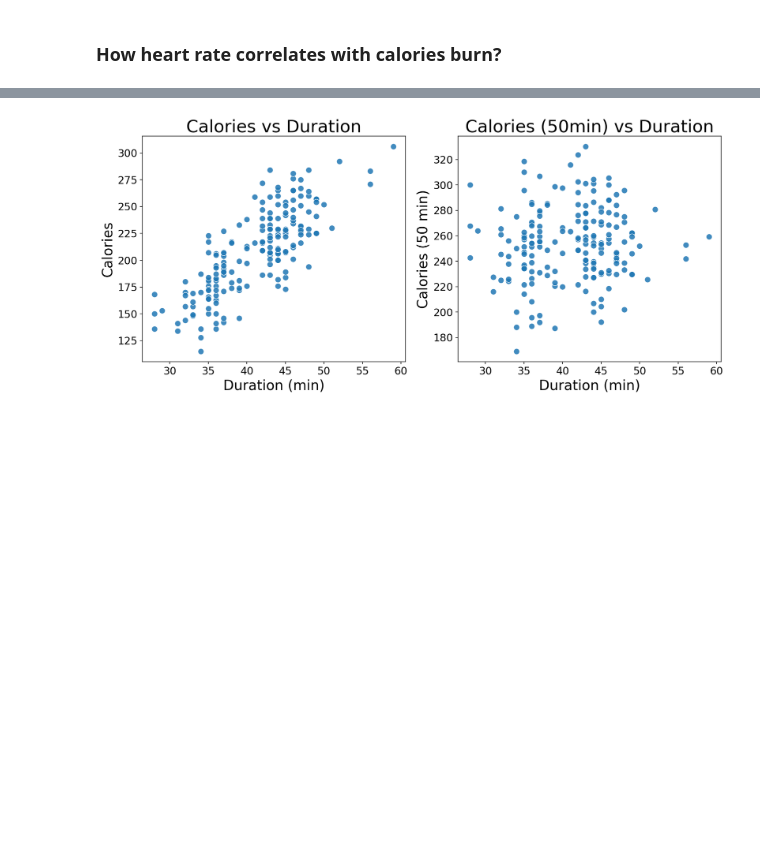
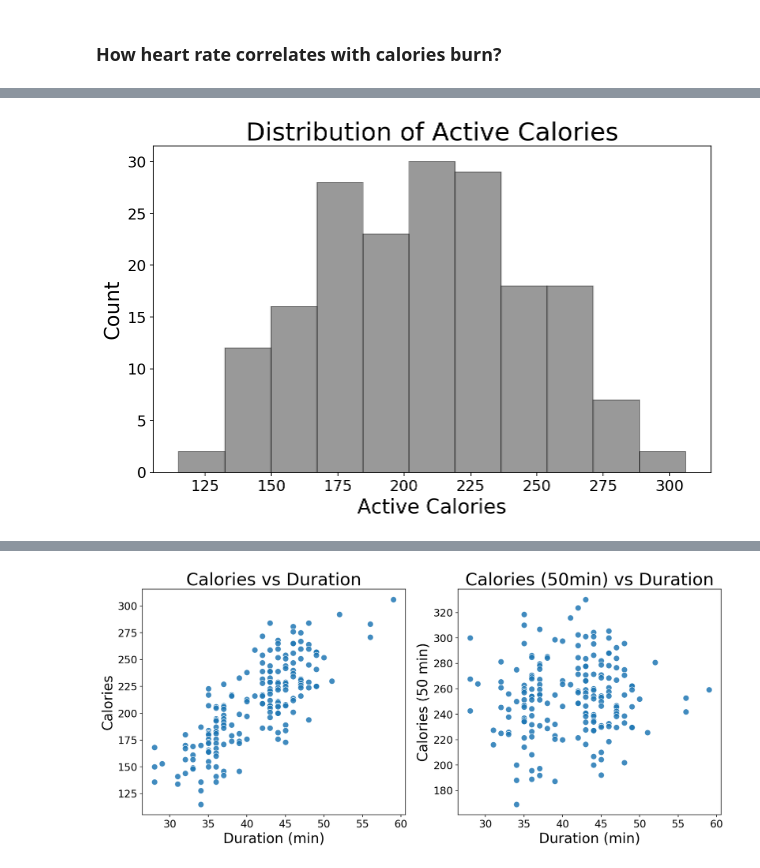
Before and after one commit to vscaleanalytics/home_workout, a Jupyter notebook: home_workout.ipynb, the cells around one changed output, grey strips where cells are left out. Saved outputs shown, nothing was run; the diff lists cells and outputs as text; code cells hidden in the pictures; blank space fills up the shorter version.

```diff
--- a/home_workout.ipynb
+++ b/home_workout.ipynb
@@ -41,0 +56,11 @@ First 3 and last 2 workout data:
+# %%
+# Histogram
+fig = plt.figure(figsize=(10,6))
+ax = sns.distplot(df['Calories_Active'], kde=False, color='black', hist_kws=dict(edgecolor="k", linewidth=1));
+plt.title('Distribution of Active Calories', fontsize=25)
+plt.xlabel('Active Calories', fontsize=20, rotation=0)
+plt.ylabel('Count', fontsize=20, rotation=90)
+plt.xticks(fontsize=15, rotation=0)
+plt.yticks(fontsize=15, rotation=0);
+# %% [output]
+[figure, added]
```
Also changed, not shown: parts of 27 cells of this notebook, 4 other files.
